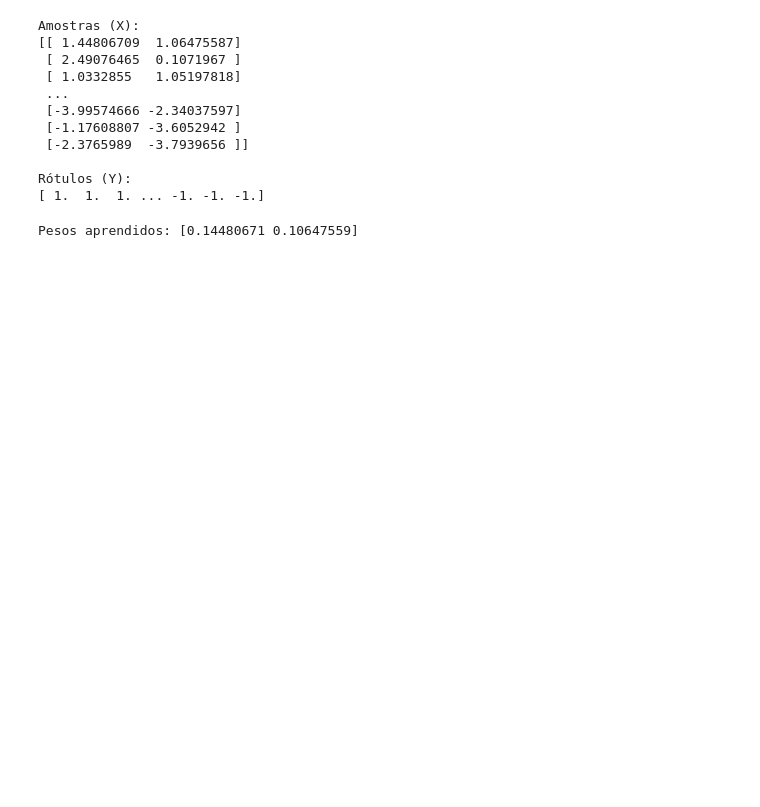
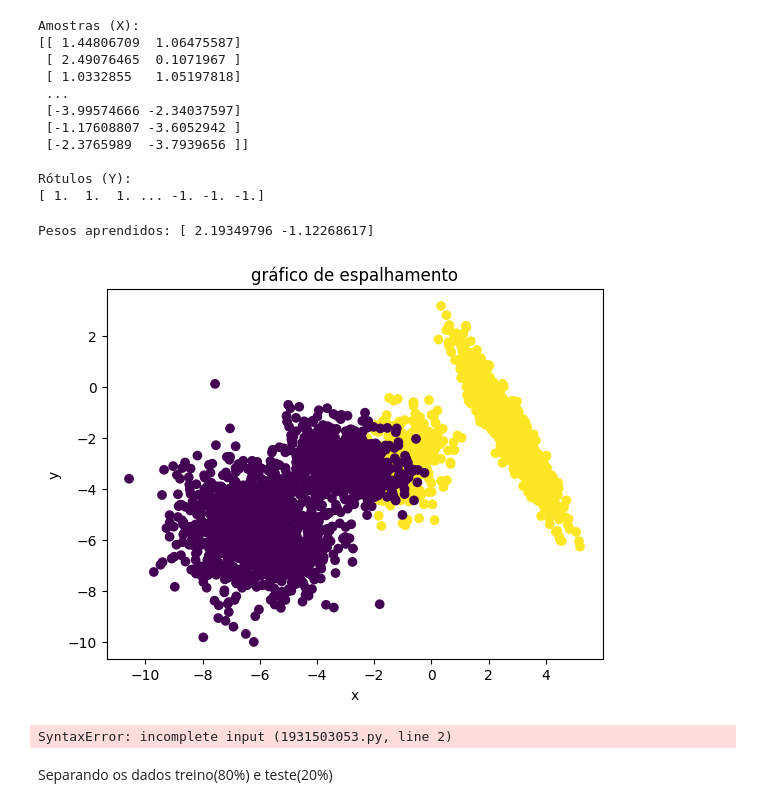
Before and after one commit to BrunoppNeves/Av2-InteligenciaArtificial, a Jupyter notebook: tarefaDeCassificacaoBinaria/parte1.ipynb, the cells around one changed output. Saved outputs shown, nothing was run; the diff lists cells and outputs as text; code cells hidden in the pictures; blank space fills up the shorter version.

```diff
--- a/tarefaDeCassificacaoBinaria/parte1.ipynb
+++ b/tarefaDeCassificacaoBinaria/parte1.ipynb
@@ -24,15 +30,16 @@ Amostras (X):
 Rótulos (Y):
 [ 1.  1.  1. ... -1. -1. -1.]
 # %%
-def train_perceptron(X, Y, learning_rate):
+def train_perceptron(X, Y):
+    t = 0
+    learning_rate = 0.1
     num_samples, num_features = X.shape
     weights = np.zeros(num_features)
-    error_exists = True
-    t = 0
 
-    while error_exists:
+    max_iterations = 1000  # Define um número máximo de iterações para evitar um loop infinito
+
+    for _ in range(max_iterations):
         error_exists = False
-        t += 1
 
         for i in range(num_samples):
             input_sample = X[i]
@@ -44,16 +51,62 @@ def train_perceptron(X, Y, learning_rate):
                 error_exists = True
                 weights = weights + learning_rate * (target - y_t) * input_sample
 
+        t += 1
+
+        if not error_exists:
+            break
+
     return weights
 
-learning_rate = 0.1
-learned_weights = train_perceptron(X, Y, learning_rate)
+learned_weights = train_perceptron(X_treino, Y_treino)
 print("Pesos aprendidos:", learned_weights)
 # %% [output]
-Pesos aprendidos: [0.14480671 0.10647559]
+Pesos aprendidos: [ 2.19349796 -1.12268617]
 # %%
-plt.scatter()
-plt.title('DataAV2.csv')
-plt.xlabel('X')
-plt.ylabel('X')
+
+plt.scatter(X[:, 0], X[:, 1], c=Y)
+plt.title("gráfico de espalhamento")
+plt.xlabel("x")
+plt.ylabel("y")
 plt.show()
+# %% [output]
+[figure, added]
+# %%
+def train_perceptron(x, d, eta, max_epochs, epsilon):
+    # Inicialize o vetor de pesos com valores nulos
+    w = np.zeros(x.shape[1])
+
+    epoch = 0  # Inicialize o contador de épocas
+    while epoch < max_epochs:
+        # Calcule o erro quadrático médio anterior
+        EQManterior = np.mean((np.dot(x, w) - d) ** 2)
+
+        for t in range(x.shape[0]):
+            u = np.dot(w, x[t])
+            w = w + eta * (d[t] - u) * x[t]
+
+        # Incremente o contador de épocas
+        epoch += 1
+
+        # Calcule o erro quadrático médio atual
+        EQMatual = np.mean((np.dot(x, w) - d) ** 2)
+
+        # Verifique a condição de parada
+        if abs(EQMatual - EQManterior) <= epsilon:
+            break
+
+    return w
+
+# Exemplo de uso:
+x = np.array([[1, 2], [2, 3], [3, 4]])
+d = np.array([0, 1, 1])
+eta = 0.1
+max_epochs = 1000
+epsilon = 0.001
+
+weights = train_perceptron(x, d, eta, max_epochs, epsilon)
+print("Vetor de pesos treinado:", weights)
+# %% [output]
+SyntaxError: incomplete input (1931503053.py, line 2)
+# %% [markdown]
+Separando os dados treino(80%) e teste(20%)
```
Also changed, not shown: parts of 5 cells of this notebook.
